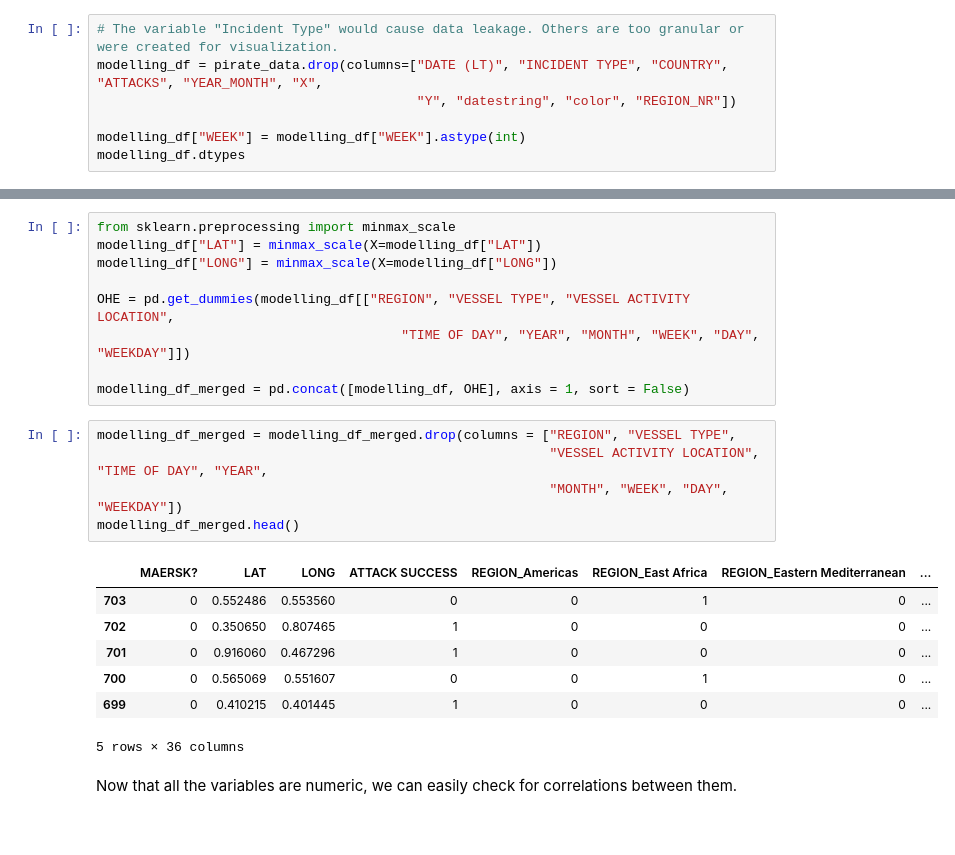
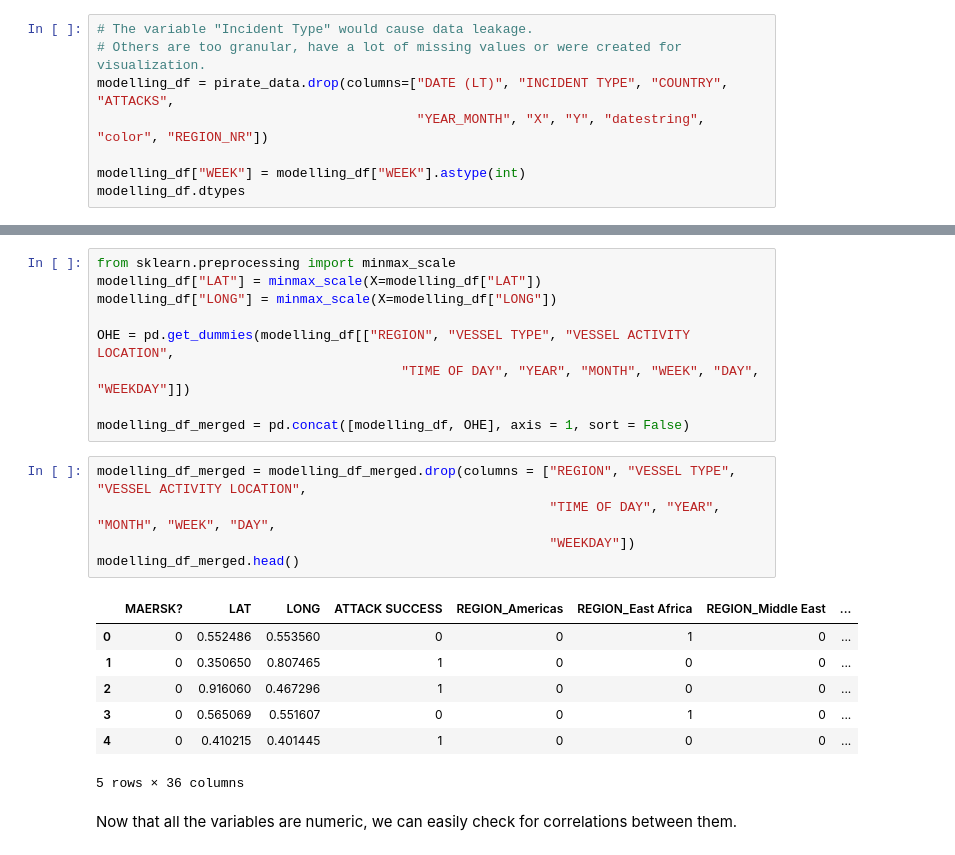
Before and after one commit to Alessine/predicting_pirate_attack_success, a Jupyter notebook: 4-Preprocessing.ipynb, the cells around one changed output, grey strips where cells are left out. Cells and saved outputs as stored; diff of their text form.

```diff
--- a/4-Preprocessing.ipynb
+++ b/4-Preprocessing.ipynb
@@ -26,9 +26,10 @@ pirate_data.head()
 # %% [markdown]
 ### Feature Selection
 # %%
-# The variable "Incident Type" would cause data leakage. Others are too granular or were created for visualization.
-modelling_df = pirate_data.drop(columns=["DATE (LT)", "INCIDENT TYPE", "COUNTRY", "ATTACKS", "YEAR_MONTH", "X",
-                                         "Y", "datestring", "color", "REGION_NR"])
+# The variable "Incident Type" would cause data leakage.
+# Others are too granular, have a lot of missing values or were created for visualization.
+modelling_df = pirate_data.drop(columns=["DATE (LT)", "INCIDENT TYPE", "COUNTRY", "ATTACKS",
+                                         "YEAR_MONTH", "X", "Y", "datestring", "color", "REGION_NR"])
 
 modelling_df["WEEK"] = modelling_df["WEEK"].astype(int)
 modelling_df.dtypes
@@ -59,17 +60,17 @@ OHE = pd.get_dummies(modelling_df[["REGION", "VESSEL TYPE", "VESSEL ACTIVITY LOC
 
 modelling_df_merged = pd.concat([modelling_df, OHE], axis = 1, sort = False)
 # %%
-modelling_df_merged = modelling_df_merged.drop(columns = ["REGION", "VESSEL TYPE",
-                                                          "VESSEL ACTIVITY LOCATION", "TIME OF DAY", "YEAR",
-                                                          "MONTH", "WEEK", "DAY", "WEEKDAY"])
+modelling_df_merged = modelling_df_merged.drop(columns = ["REGION", "VESSEL TYPE", "VESSEL ACTIVITY LOCATION",
+                                                          "TIME OF DAY", "YEAR", "MONTH", "WEEK", "DAY",
+                                                          "WEEKDAY"])
 modelling_df_merged.head()
 # %% [output]
-|  | MAERSK? | LAT | LONG | ATTACK SUCCESS | REGION_Americas | REGION_East Africa | REGION_Eastern Mediterranean | ... |
-| 703 | 0 | 0.552486 | 0.553560 | 0 | 0 | 1 | 0 | ... |
-| 702 | 0 | 0.350650 | 0.807465 | 1 | 0 | 0 | 0 | ... |
-| 701 | 0 | 0.916060 | 0.467296 | 1 | 0 | 0 | 0 | ... |
-| 700 | 0 | 0.565069 | 0.551607 | 0 | 0 | 1 | 0 | ... |
-| 699 | 0 | 0.410215 | 0.401445 | 1 | 0 | 0 | 0 | ... |
+|  | MAERSK? | LAT | LONG | ATTACK SUCCESS | REGION_Americas | REGION_East Africa | REGION_Middle East | ... |
+| 0 | 0 | 0.552486 | 0.553560 | 0 | 0 | 1 | 0 | ... |
+| 1 | 0 | 0.350650 | 0.807465 | 1 | 0 | 0 | 0 | ... |
+| 2 | 0 | 0.916060 | 0.467296 | 1 | 0 | 0 | 0 | ... |
+| 3 | 0 | 0.565069 | 0.551607 | 0 | 0 | 1 | 0 | ... |
+| 4 | 0 | 0.410215 | 0.401445 | 1 | 0 | 0 | 0 | ... |
 5 rows × 36 columns
 # %% [markdown]
 Now that all the variables are numeric, we can easily check for correlations between them.
```
Also changed, not shown: parts of 2 cells of this notebook, 14 other files.
